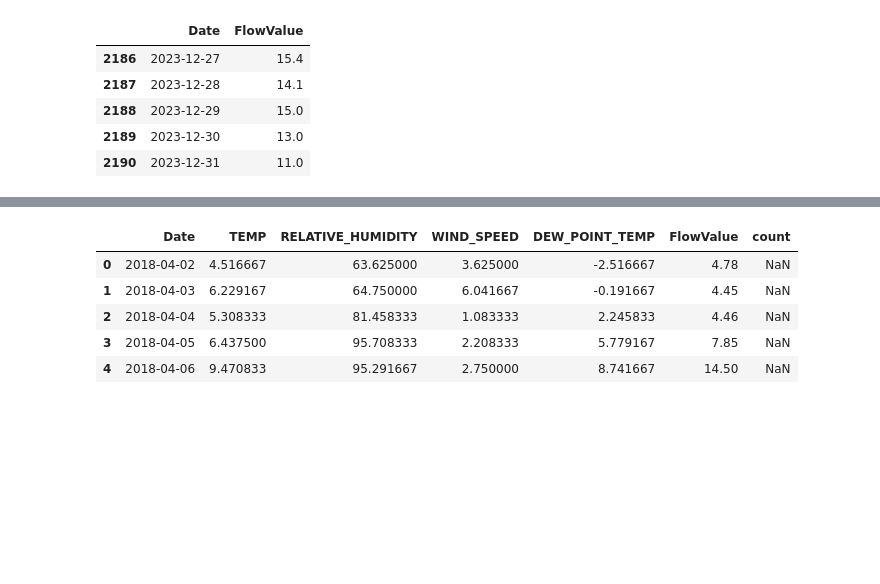
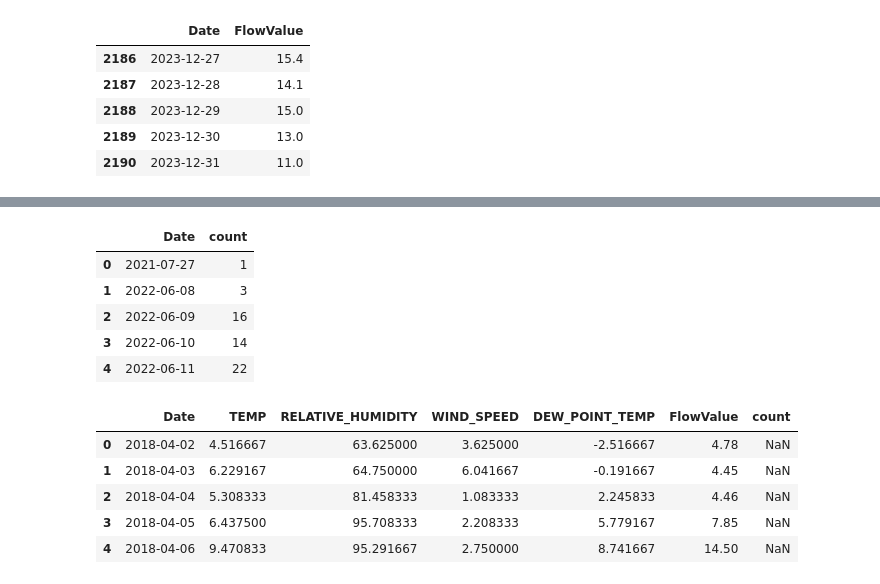
Before and after one commit to brahmwg/Bottlenecks_MDS_Capstone, a Jupyter notebook: outMigration_model/outM.ipynb, the cells around one changed output, grey strips where cells are left out. Saved outputs shown, nothing was run; the diff lists cells and outputs as text; code cells hidden in the pictures; blank space fills up the shorter version.

```diff
--- a/outMigration_model/outM.ipynb
+++ b/outMigration_model/outM.ipynb
@@ -169,2 +175,14 @@ salmon_cow1.head()
+# %%
+salmon_cow1_long_ck = salmon_river_ck[salmon_river_ck['watershed']== 'cowichan'][['earliest_detect_date', 'tagid']]
+salmon_cow1_ck = salmon_cow1_long_ck.groupby('earliest_detect_date').agg(count=('tagid', 'nunique')).reset_index()
+salmon_cow1_ck.rename(columns={'earliest_detect_date': 'Date'}, inplace=True)
+salmon_cow1_ck.head()
+# %% [output]
+|  | Date | count |
+| 0 | 2021-07-27 | 1 |
+| 1 | 2022-06-08 | 3 |
+| 2 | 2022-06-09 | 16 |
+| 3 | 2022-06-10 | 14 |
+| 4 | 2022-06-11 | 22 |
 # %%
 firstmerge = pd.merge(tem_cow_daily, flow_cow, on='Date', how='left')
```
Also changed, not shown: parts of 29 cells of this notebook.
